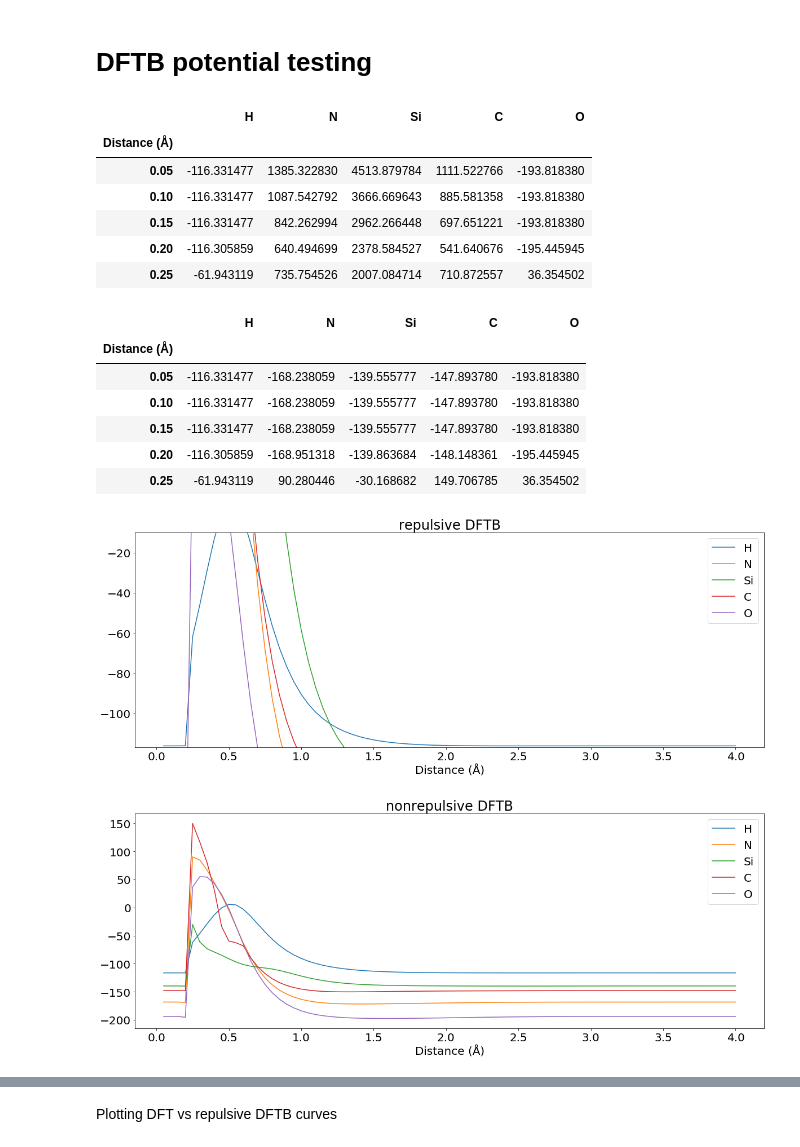
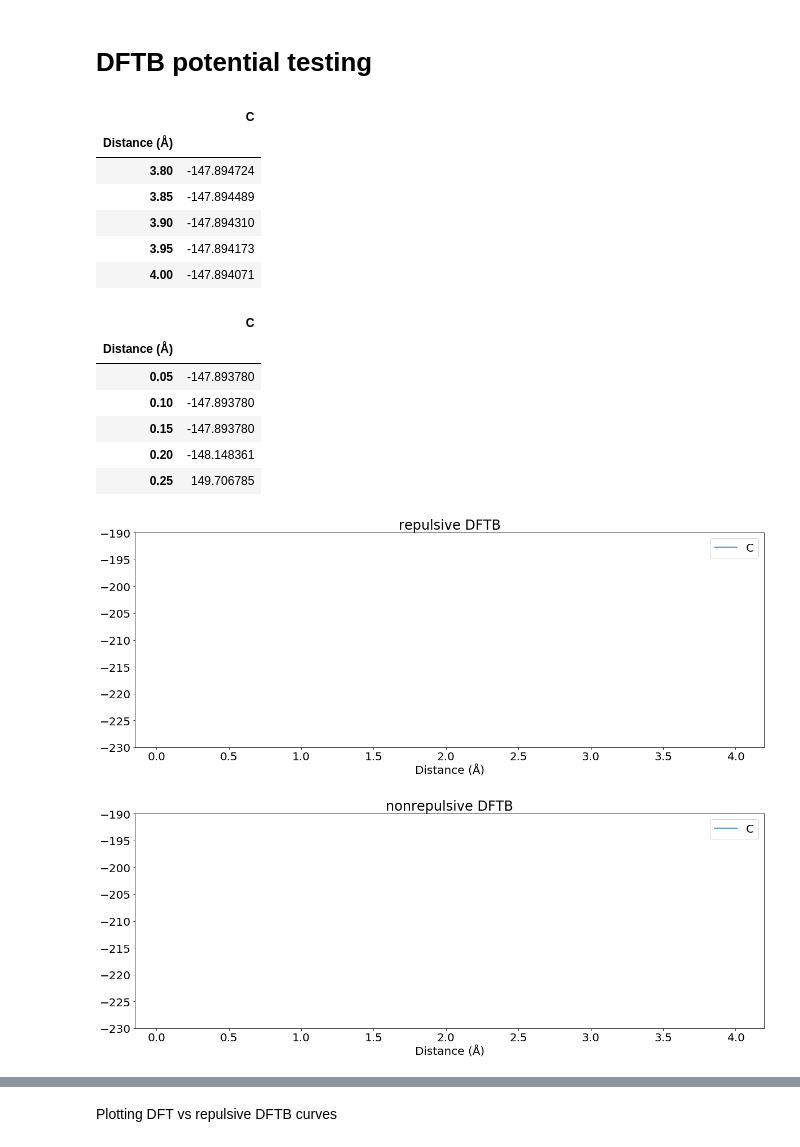
Before and after one commit to chengeaa/researchscripts, a Jupyter notebook: Repulsive potential fitting.ipynb, the cells around one changed output, grey strips where cells are left out. Drawn from its saved outputs; the diff is of its cells as text; code cells hidden in the pictures.

```diff
--- a/Repulsive potential fitting.ipynb
+++ b/Repulsive potential fitting.ipynb
@@ -99,7 +99,7 @@ heavy_bomb = vasp.read_vasp("reference_files/CONTCAR_heavy_bombard")
 # %% [markdown]
 # DFT energy curve; read and plot
 # %%
-elems = ["H", "N", "Si", "C", "O"]
+elems = ["C"]
 lowerlim, upperlim = 0, 4
 dftEnergies = [pd.read_csv("../%senergies" % (i), header = None) for i in elems]
 dftEnergies = pd.concat(dftEnergies, axis=1)
@@ -111,5 +111,5 @@ dftEnergies = dftEnergies.sort_index()
 dftEnergies = dftEnergies[np.bitwise_and(dftEnergies.index >= lowerlim, dftEnergies.index <= upperlim)]
 dftEnergies.head()
 dftEnergies.plot();
-p = dftEnergies.plot(xlim = (1, 3), ylim = (-0.4, 0.5),grid = True);
+p = dftEnergies.plot(xlim = (1, 3), ylim = (-0.4, 1),grid = True);
 # %% [output]
@@ -138,6 +138,7 @@ for element in elems:
             Hamiltonian_MaxAngularMomentum_H='"s"',
             Hamiltonian_MaxAngularMomentum_C='"p"',
             Hamiltonian_MaxAngularMomentum_O='"p"',
+            Hamiltonian_MaxAngularMomentum_F='"p"',
             Hamiltonian_PolynomialRepulsive = "SetForAll{No}",
             Driver_='ConjugateGradient',
             Driver_MaxForceComponent='1E10',
@@ -153,6 +154,7 @@ for element in elems:
             Hamiltonian_MaxAngularMomentum_H='"s"',
             Hamiltonian_MaxAngularMomentum_C='"p"',
             Hamiltonian_MaxAngularMomentum_O='"p"',
+            Hamiltonian_MaxAngularMomentum_F='"p"',
             Hamiltonian_PolynomialRepulsive = "SetForAll{Yes}",
             Driver_='ConjugateGradient',
             Driver_SCC = 'Yes',
@@ -178,34 +180,35 @@ nonrepulsivedata = pd.DataFrame(nonrepulsivedata)
 nonrepulsivedata.index = distances
 nonrepulsivedata.index.name = "Distance (Å)"
 # %%
-repulsivedata.head()
+repulsivedata.tail()
 # %% [output]
-|  | H | N | Si | C | O |
-| Distance (Å) |  |  |  |  |  |
-| 0.05 | -116.331477 | 1385.322830 | 4513.879784 | 1111.522766 | -193.818380 |
-| 0.10 | -116.331477 | 1087.542792 | 3666.669643 | 885.581358 | -193.818380 |
-| 0.15 | -116.331477 | 842.262994 | 2962.266448 | 697.651221 | -193.818380 |
-| 0.20 | -116.305859 | 640.494699 | 2378.584527 | 541.640676 | -195.445945 |
-| 0.25 | -61.943119 | 735.754526 | 2007.084714 | 710.872557 | 36.354502 |
+|  | C |
+| Distance (Å) |  |
+| 3.80 | -147.894724 |
+| 3.85 | -147.894489 |
+| 3.90 | -147.894310 |
+| 3.95 | -147.894173 |
+| 4.00 | -147.894071 |
 # %%
 nonrepulsivedata.head()
 # %% [output]
-|  | H | N | Si | C | O |
-| Distance (Å) |  |  |  |  |  |
-| 0.05 | -116.331477 | -168.238059 | -139.555777 | -147.893780 | -193.818380 |
-| 0.10 | -116.331477 | -168.238059 | -139.555777 | -147.893780 | -193.818380 |
-| 0.15 | -116.331477 | -168.238059 | -139.555777 | -147.893780 | -193.818380 |
-| 0.20 | -116.305859 | -168.951318 | -139.863684 | -148.148361 | -195.445945 |
-| 0.25 | -61.943119 | 90.280446 | -30.168682 | 149.706785 | 36.354502 |
+|  | C |
+| Distance (Å) |  |
+| 0.05 | -147.893780 |
+| 0.10 | -147.893780 |
+| 0.15 | -147.893780 |
+| 0.20 | -148.148361 |
+| 0.25 | 149.706785 |
 # %%
-ymin,ymax = -117, -10
+ymin,ymax = -230, -190
 repulsivedata.plot(title='repulsive DFTB');
 plt.ylim(ymin, ymax)
+# ymin,ymax = -230, -0
 nonrepulsivedata.plot(title='nonrepulsive DFTB');
-# plt.ylim(ymin, ymax);
+plt.ylim(ymin, ymax);
 # %% [output]
-[figure, old version]
+[figure, new version]
-[figure, old version]
+[figure, new version]
 # %%
 def repulsive(r, c2, c3, c4, c5, c6, c7, c8, c9):
     rcut = 3
```
Also changed, not shown: parts of 8 cells of this notebook, 10 other files.
